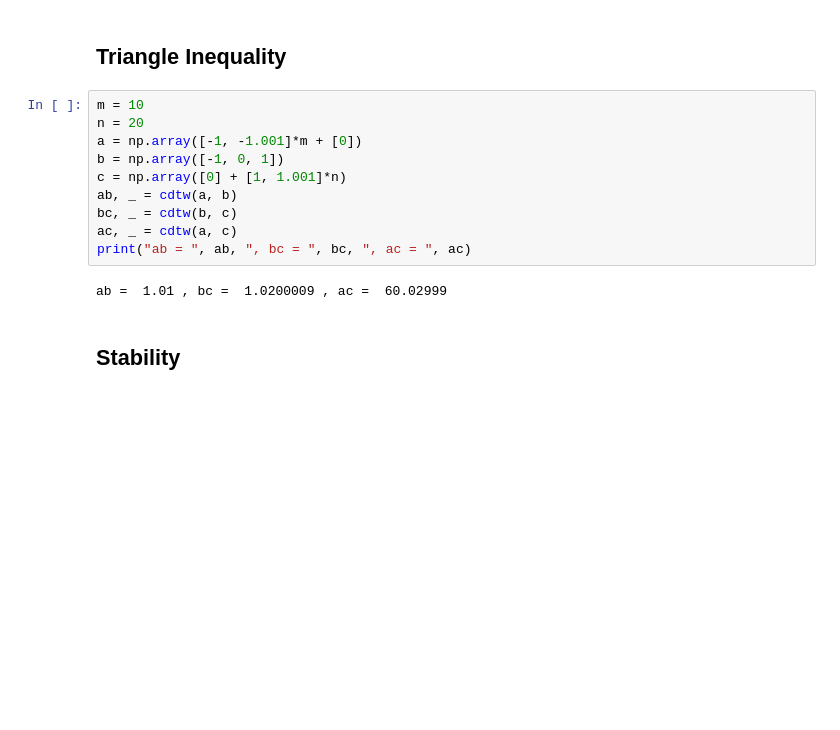
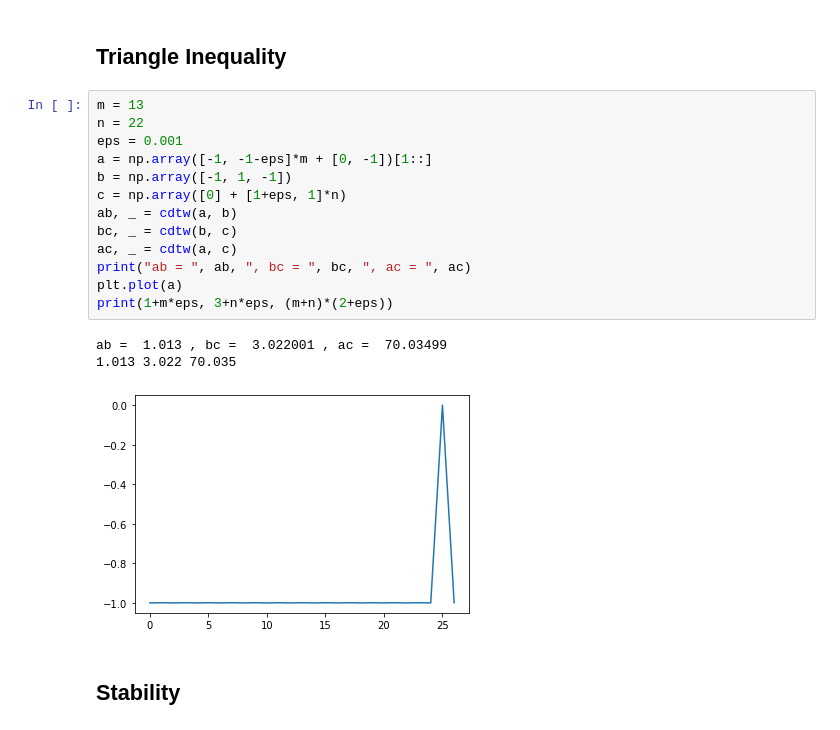
Before and after one commit to UrsinusREU2022MergeTrees/MergeTrees, a Jupyter notebook: notebooks/DTWFigures.ipynb, the cells around one changed output. Drawn from its saved outputs; the diff is of its cells as text; blank space fills up the shorter version.

Commit message:
Finishing up experiment figures for the paper

```diff
--- a/notebooks/DTWFigures.ipynb
+++ b/notebooks/DTWFigures.ipynb
@@ -57,17 +57,22 @@ plt.show()
 # %% [markdown]
 ## Triangle Inequality
 # %%
-m = 10
-n = 20
-a = np.array([-1, -1.001]*m + [0])
-b = np.array([-1, 0, 1])
-c = np.array([0] + [1, 1.001]*n)
+m = 13
+n = 22
+eps = 0.001
+a = np.array([-1, -1-eps]*m + [0, -1])[1::]
+b = np.array([-1, 1, -1])
+c = np.array([0] + [1+eps, 1]*n)
 ab, _ = cdtw(a, b)
 bc, _ = cdtw(b, c)
 ac, _ = cdtw(a, c)
 print("ab = ", ab, ", bc = ", bc, ", ac = ", ac)
+plt.plot(a)
+print(1+m*eps, 3+n*eps, (m+n)*(2+eps))
 # %% [output]
-ab =  1.01 , bc =  1.0200009 , ac =  60.02999
+ab =  1.013 , bc =  3.022001 , ac =  70.03499
+1.013 3.022 70.035
+[figure, added]
 # %% [markdown]
 ## Stability
 # %%
```
Also changed, not shown: 3 other files.
